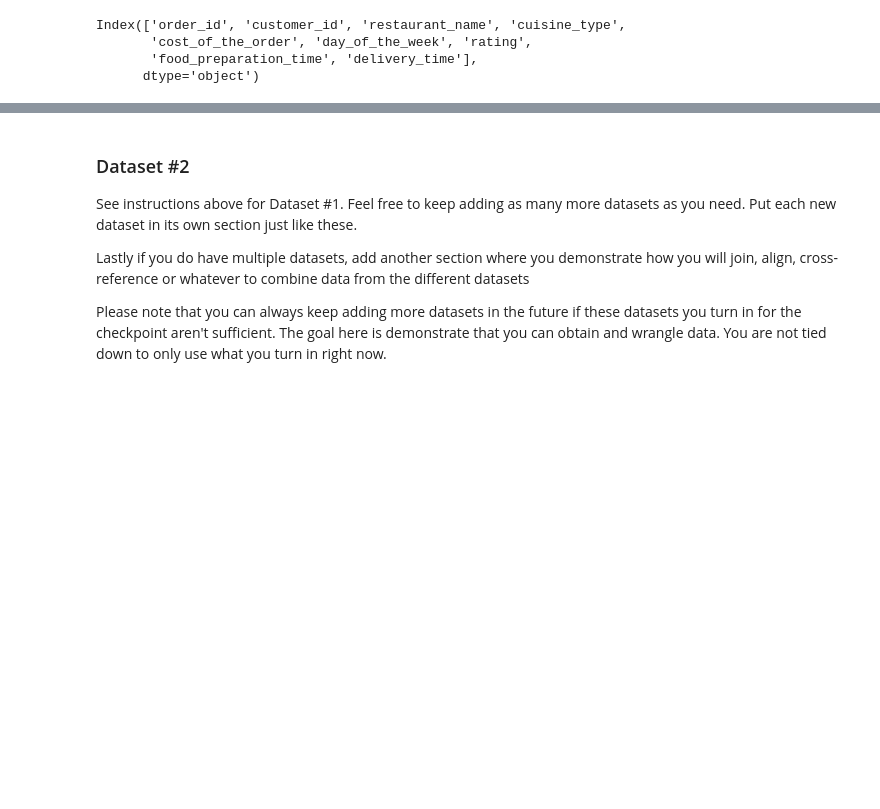
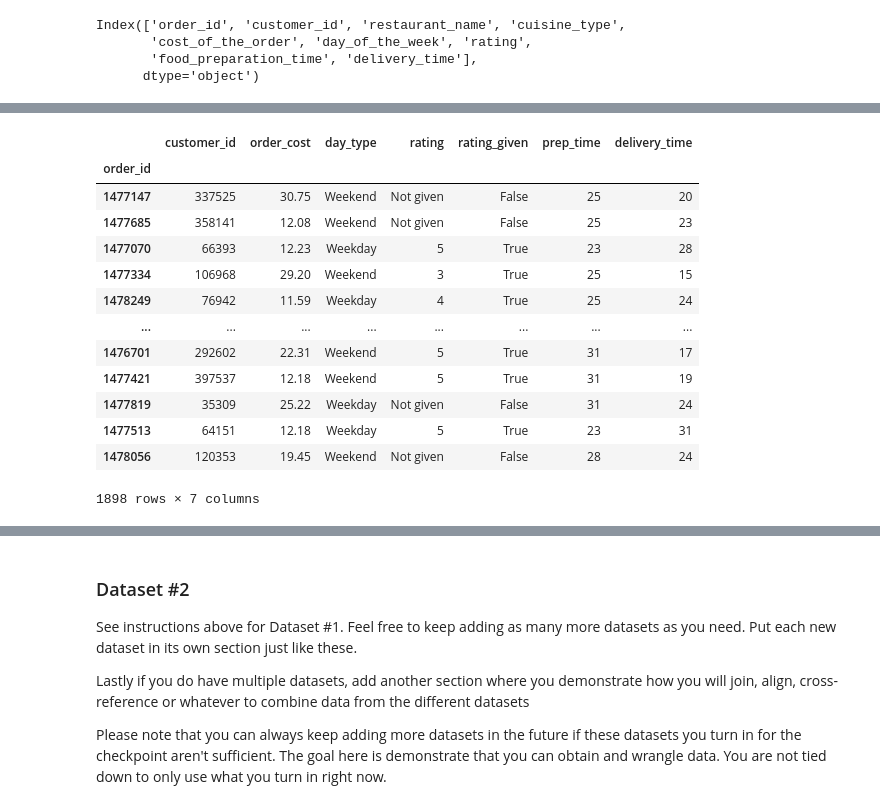
Before and after one commit to COGS108/Group111_WI26, a Jupyter notebook: 01-DataCheckpoint.ipynb, the cells around one changed output, grey strips where cells are left out. Saved outputs shown, nothing was run; the diff lists cells and outputs as text; code cells hidden in the pictures; blank space fills up the shorter version.

```diff
--- a/01-DataCheckpoint.ipynb
+++ b/01-DataCheckpoint.ipynb
@@ -175,6 +169,6 @@ Index(['order_id', 'customer_id', 'restaurant_name', 'cuisine_type',
       dtype='object')
 # %%
 drop_cols = ['restaurant_name', 'cuisine_type']
-food_orders = food_orders.set_index('order_id')
-food_orders['customer_id'].unique().shape
+food_orders = food_orders.drop(columns = drop_cols)
+food_orders
 # %% [output]
@@ -181,0 +188,11 @@ food_orders['customer_id'].unique().shape
+# %%
+rename_cols = {
+    'cost_of_the_order': 'order_cost',
+    'day_of_the_week': 'day_type',
+    'food_preparation_time': 'prep_time',
+    'delivery_time': 'delivery_time',
+    'customer_id': 'customer_id',
+    'order_id': 'order_id',
+    'rating': 'rating'
+}
+food_orders = food_orders.rename(columns = rename_cols)
@@ -181,0 +218,27 @@ food_orders['customer_id'].unique().shape
+# %%
+given = ['3','4','5']
+food_orders['rating_given'] = food_orders['rating'].apply(
+    lambda x: True if x != 'Not given' else False
+)
+# Added new column of rating_given and then organized it
+food_orders.insert(
+    food_orders.columns.get_loc('rating') + 1,
+    'rating_given',
+    food_orders.pop('rating_given')
+)
+food_orders
+# %% [output]
+|  | customer_id | order_cost | day_type | rating | rating_given | prep_time | delivery_time |
+| order_id |  |  |  |  |  |  |  |
+| 1477147 | 337525 | 30.75 | Weekend | Not given | False | 25 | 20 |
+| 1477685 | 358141 | 12.08 | Weekend | Not given | False | 25 | 23 |
+| 1477070 | 66393 | 12.23 | Weekday | 5 | True | 23 | 28 |
+| 1477334 | 106968 | 29.20 | Weekend | 3 | True | 25 | 15 |
+| 1478249 | 76942 | 11.59 | Weekday | 4 | True | 25 | 24 |
+| ... | ... | ... | ... | ... | ... | ... | ... |
+| 1476701 | 292602 | 22.31 | Weekend | 5 | True | 31 | 17 |
+| 1477421 | 397537 | 12.18 | Weekend | 5 | True | 31 | 19 |
+| 1477819 | 35309 | 25.22 | Weekday | Not given | False | 31 | 24 |
+| 1477513 | 64151 | 12.18 | Weekday | 5 | True | 23 | 31 |
+| 1478056 | 120353 | 19.45 | Weekend | Not given | False | 28 | 24 |
+1898 rows × 7 columns
```
Also changed, not shown: parts of 7 cells of this notebook.
